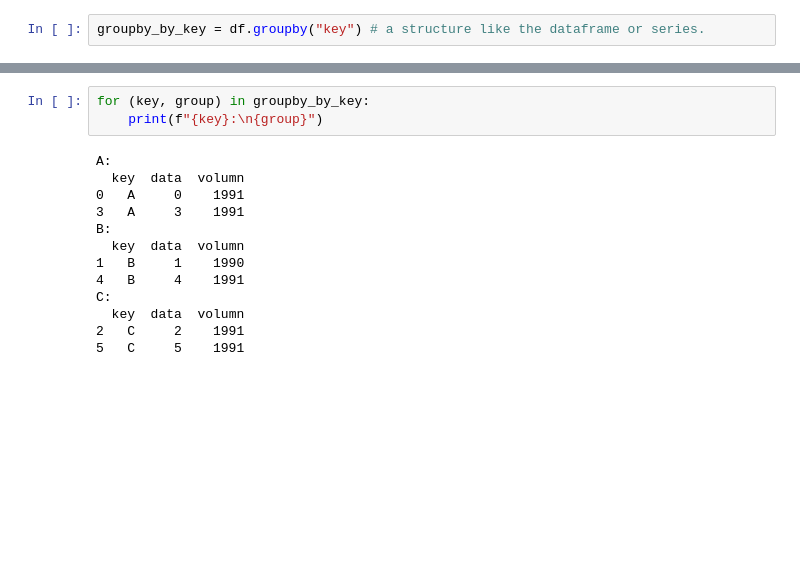
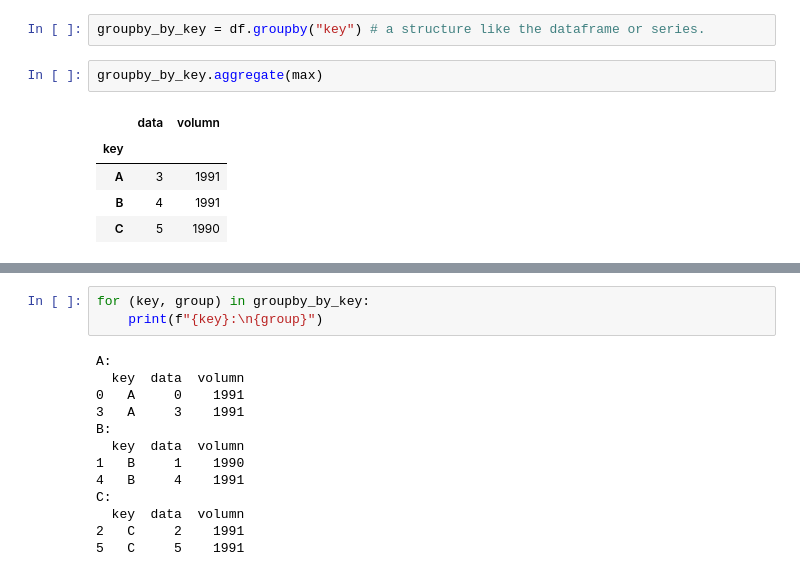
Before and after one commit to lindholmen/DataScienceLearningTutorial, a Jupyter notebook: notebooks/numpy_practice_notebook_version.ipynb, the cells around one changed output, grey strips where cells are left out. Saved outputs shown, nothing was run; the diff lists cells and outputs as text; blank space fills up the shorter version.

```diff
--- a/notebooks/numpy_practice_notebook_version.ipynb
+++ b/notebooks/numpy_practice_notebook_version.ipynb
@@ -2816,5 +2857,13 @@ df
 # %%
 groupby_by_key = df.groupby("key") # a structure like the dataframe or series.
+# %%
+groupby_by_key.aggregate(max)
+# %% [output]
+|  | data | volumn |
+| key |  |  |
+| A | 3 | 1991 |
+| B | 4 | 1991 |
+| C | 5 | 1990 |
 # %%
 groupby_by_key.aggregate(sum)
 # %% [output]
```
Also changed, not shown: parts of 12 cells of this notebook.
